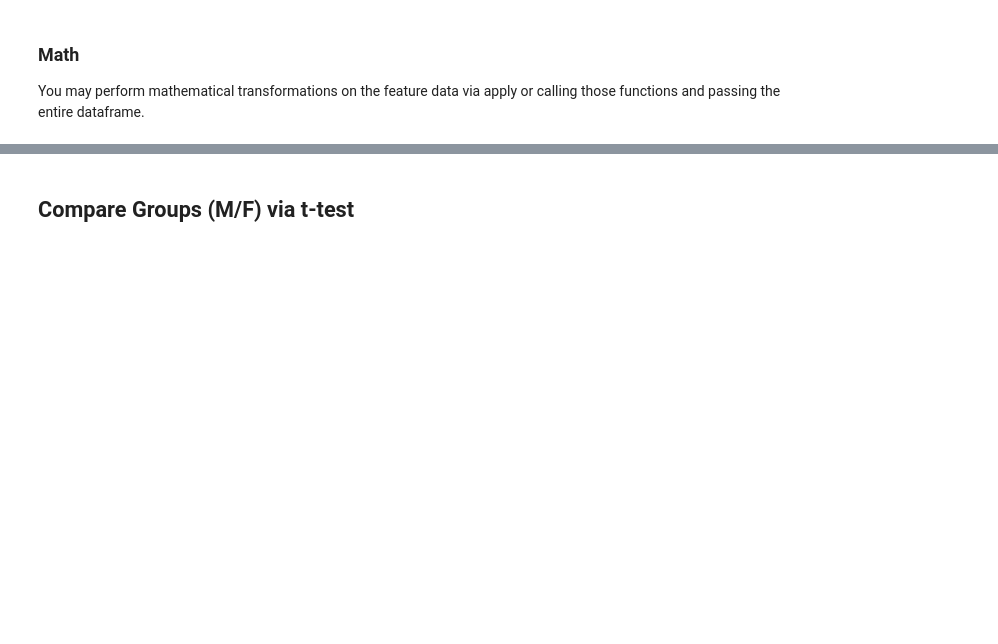
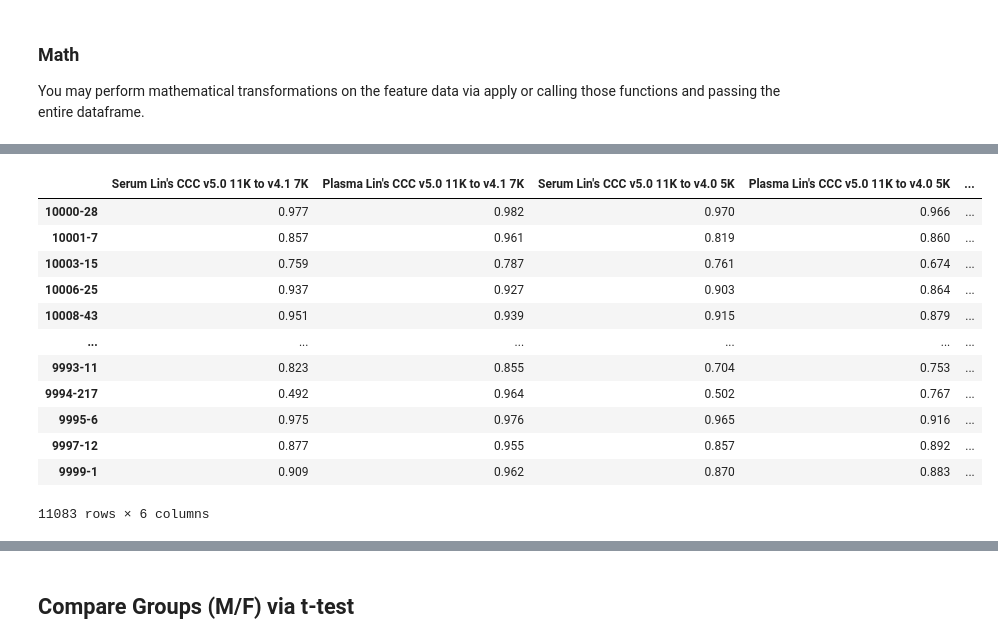
Before and after one commit to SomaLogic/Canopy, a Jupyter notebook: README.ipynb, the cells around one changed output, grey strips where cells are left out. Saved outputs shown, nothing was run; the diff lists cells and outputs as text; code cells hidden in the pictures; blank space fills up the shorter version.

```diff
--- a/README.ipynb
+++ b/README.ipynb
@@ -261,0 +516,22 @@ mmp_adat = adat.pick_on_meta(axis=1, name='Type', values=mmp_names)
+# %%
+# Observing the Lin's CCC of the lifting scale factors.
+from canopy.data import getSomaScanLiftCCC
+
+# the method returns a pandas dataframe containing the available lift Lins's CCC values:
+ccc = getSomaScanLiftCCC()
+
+ccc
+# %% [output]
+|  | Serum Lin's CCC v5.0 11K to v4.1 7K | Plasma Lin's CCC v5.0 11K to v4.1 7K | Serum Lin's CCC v5.0 11K to v4.0 5K | Plasma Lin's CCC v5.0 11K to v4.0 5K | ... |
+| 10000-28 | 0.977 | 0.982 | 0.970 | 0.966 | ... |
+| 10001-7 | 0.857 | 0.961 | 0.819 | 0.860 | ... |
+| 10003-15 | 0.759 | 0.787 | 0.761 | 0.674 | ... |
+| 10006-25 | 0.937 | 0.927 | 0.903 | 0.864 | ... |
+| 10008-43 | 0.951 | 0.939 | 0.915 | 0.879 | ... |
+| ... | ... | ... | ... | ... | ... |
+| 9993-11 | 0.823 | 0.855 | 0.704 | 0.753 | ... |
+| 9994-217 | 0.492 | 0.964 | 0.502 | 0.767 | ... |
+| 9995-6 | 0.975 | 0.976 | 0.965 | 0.916 | ... |
+| 9997-12 | 0.877 | 0.955 | 0.857 | 0.892 | ... |
+| 9999-1 | 0.909 | 0.962 | 0.870 | 0.883 | ... |
+11083 rows × 6 columns
```
Also changed, not shown: parts of 39 cells of this notebook, 19 other files.
